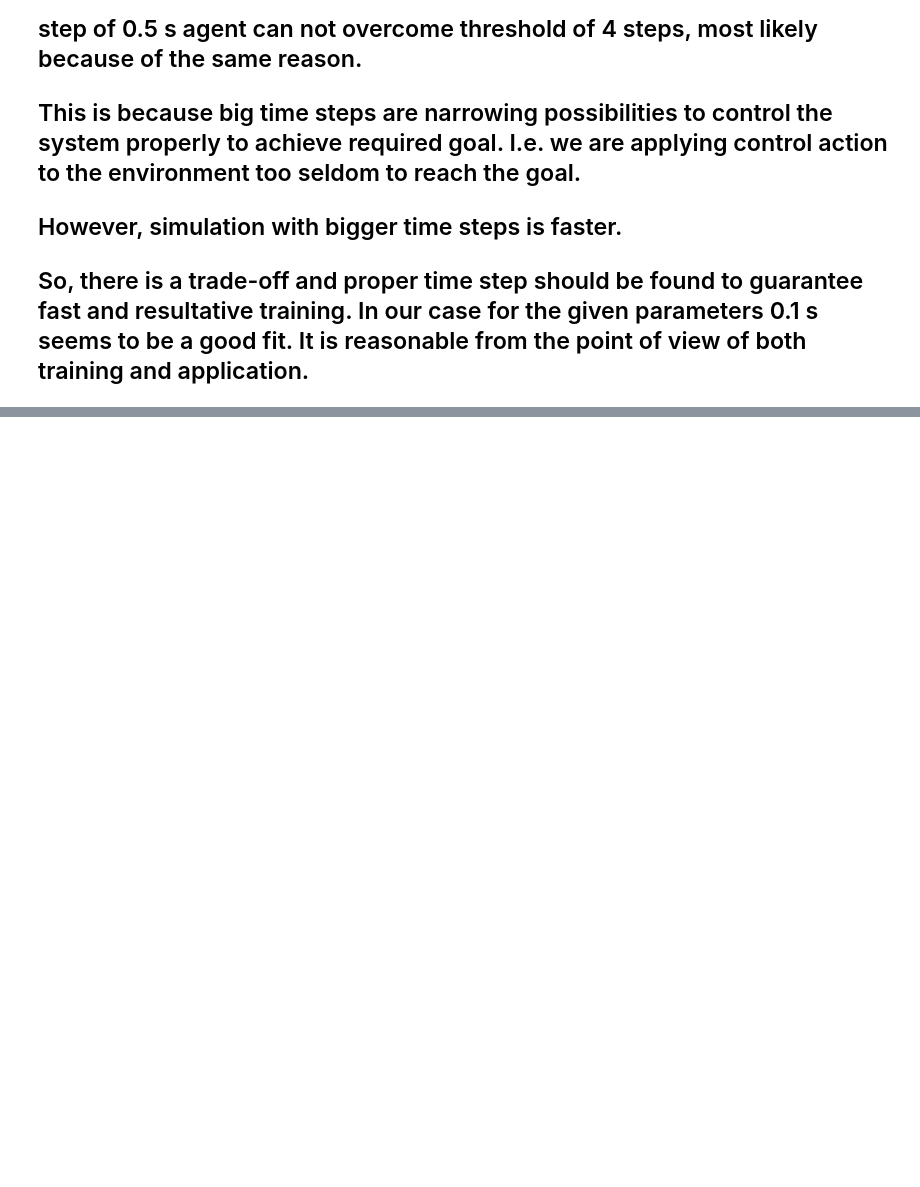
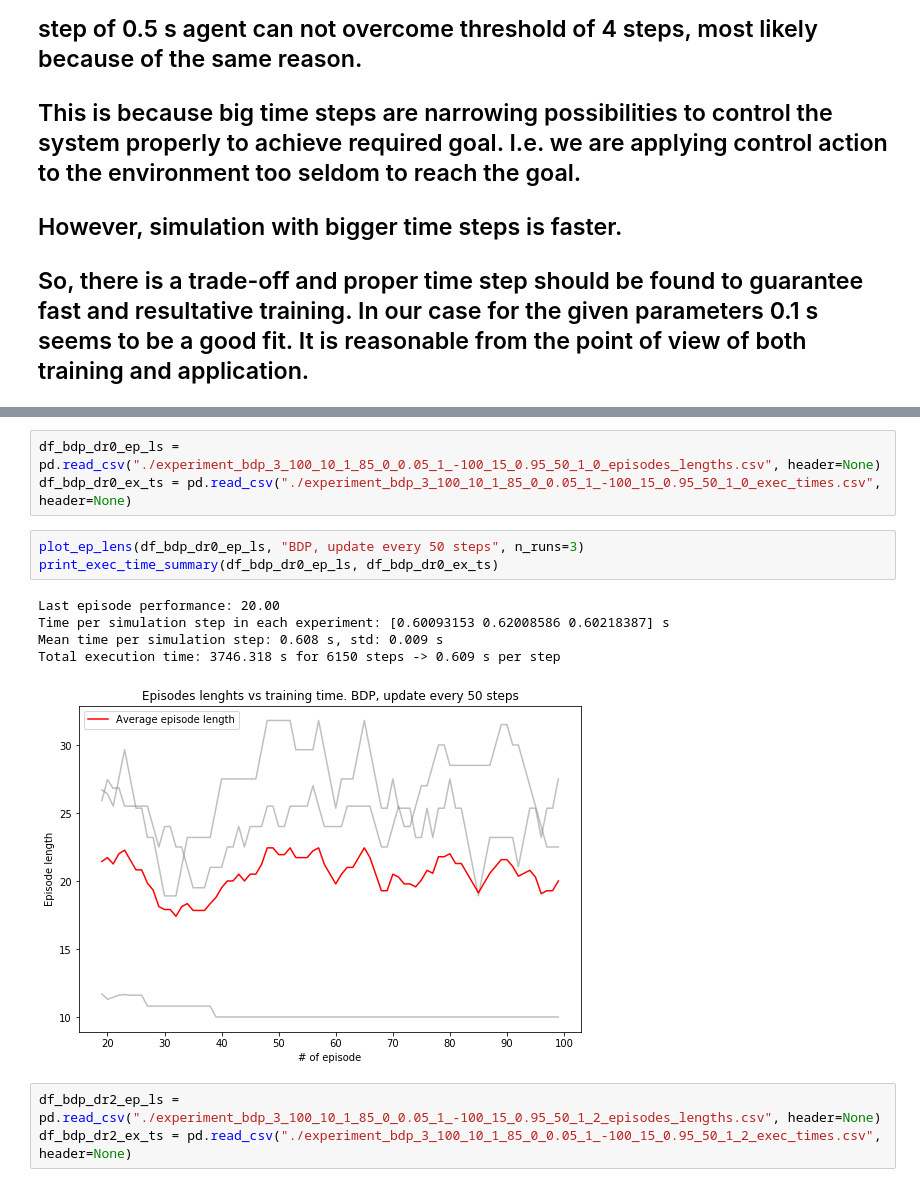
Before and after one commit to ucuapps/modelicagym, a Jupyter notebook: examples/experiments_results/Experiments results.ipynb, the cells around one changed output, grey strips where cells are left out. Drawn from its saved outputs; the diff is of its cells as text; blank space fills up the shorter version.

```diff
--- a/examples/experiments_results/Experiments results.ipynb
+++ b/examples/experiments_results/Experiments results.ipynb
@@ -383,0 +402,15 @@ For time step 1 agent reached 1.00s of balancing pole
+# %%
+df_bdp_dr0_ep_ls = pd.read_csv("./experiment_bdp_3_100_10_1_85_0_0.05_1_-100_15_0.95_50_1_0_episodes_lengths.csv", header=None)
+df_bdp_dr0_ex_ts = pd.read_csv("./experiment_bdp_3_100_10_1_85_0_0.05_1_-100_15_0.95_50_1_0_exec_times.csv", header=None)
+# %%
+plot_ep_lens(df_bdp_dr0_ep_ls, "BDP, update every 50 steps", n_runs=3)
+print_exec_time_summary(df_bdp_dr0_ep_ls, df_bdp_dr0_ex_ts)
+# %% [output]
+Last episode performance: 20.00
+Time per simulation step in each experiment: [0.60093153 0.62008586 0.60218387] s
+Mean time per simulation step: 0.608 s, std: 0.009 s
+Total execution time: 3746.318 s for 6150 steps -> 0.609 s per step
+[figure, added]
+# %%
+df_bdp_dr2_ep_ls = pd.read_csv("./experiment_bdp_3_100_10_1_85_0_0.05_1_-100_15_0.95_50_1_2_episodes_lengths.csv", header=None)
+df_bdp_dr2_ex_ts = pd.read_csv("./experiment_bdp_3_100_10_1_85_0_0.05_1_-100_15_0.95_50_1_2_exec_times.csv", header=None)
```
Also changed, not shown: parts of 9 cells of this notebook, 4 other files.
